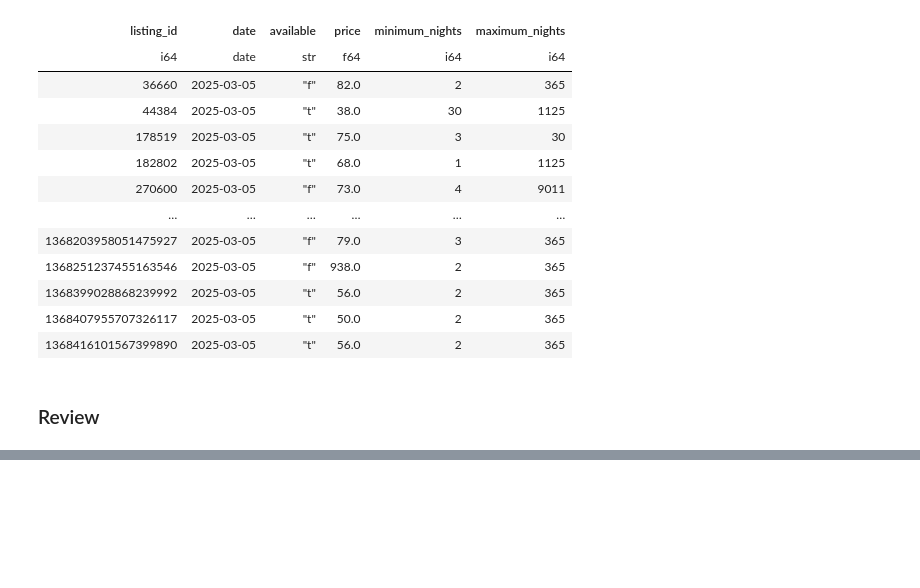
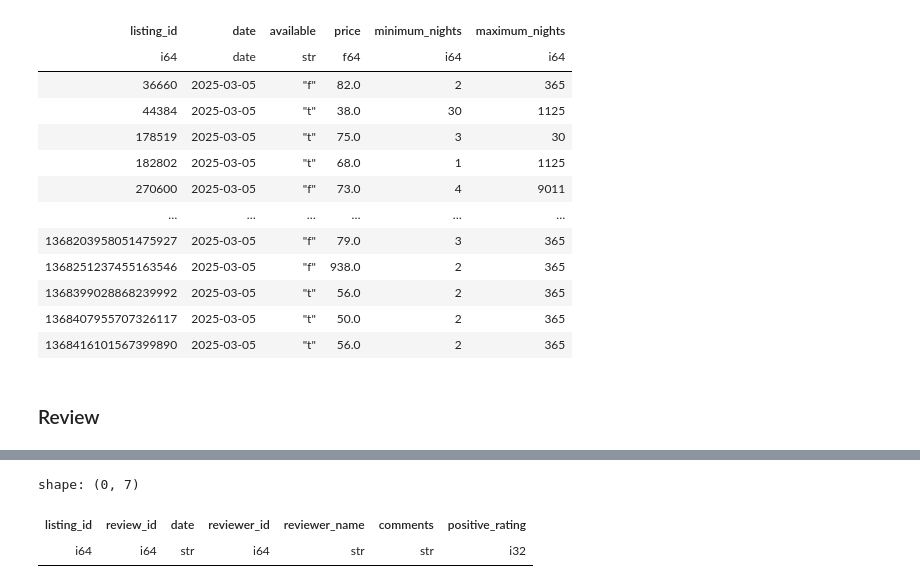
Before and after one commit to muossii/Data-Visualization, a Jupyter notebook: Cleaning Airbnb.ipynb, the cells around one changed output, grey strips where cells are left out. Saved outputs shown, nothing was run; the diff lists cells and outputs as text; code cells hidden in the pictures; blank space fills up the shorter version.

```diff
--- a/Cleaning Airbnb.ipynb
+++ b/Cleaning Airbnb.ipynb
@@ -130,12 +132,6 @@ calendar_clean.sink_csv("calendars_cleaned.csv")
 positive_words = ["good", "nice", "great", "clean", "amazing", "friendly"]
 
 reviews_cleaned =  reviews.with_columns(
-    positive_rating = pl.when(pl.col("comments").str.contains_any(positive_words)).then(1).otherwise(0),
-    date= pl.col("date").str.to_date()
-).filter(
-    pl.col("date") >= pl.date(2025, 3, 5)
-).select(
-    pl.exclude("id")
-         ).with_columns(pl.col("date").dt.strftime("%Y-%m-%d"))
-
-reviews_cleaned.collect()
+    positive_rating = pl.when(pl.col("comments").str.contains_any(positive_words)).then(1).otherwise(0)#,
+    #date= pl.col("date").str.to_date()
+).rename({"id":"review_id"})
@@ -157,2 +138,8 @@ shape: (4_603, 6)
+# %%
+reviews_cleaned.filter(pl.col("reviewer_id").is_null()).collect()
+# %% [output]
+shape: (0, 7)
+| listing_id | review_id | date | reviewer_id | reviewer_name | comments | positive_rating |
+| i64 | i64 | str | i64 | str | str | i32 |
 # %%
 reviews_cleaned.sink_csv("reviews_cleaned.csv")
```
Also changed, not shown: parts of 5 cells of this notebook.
